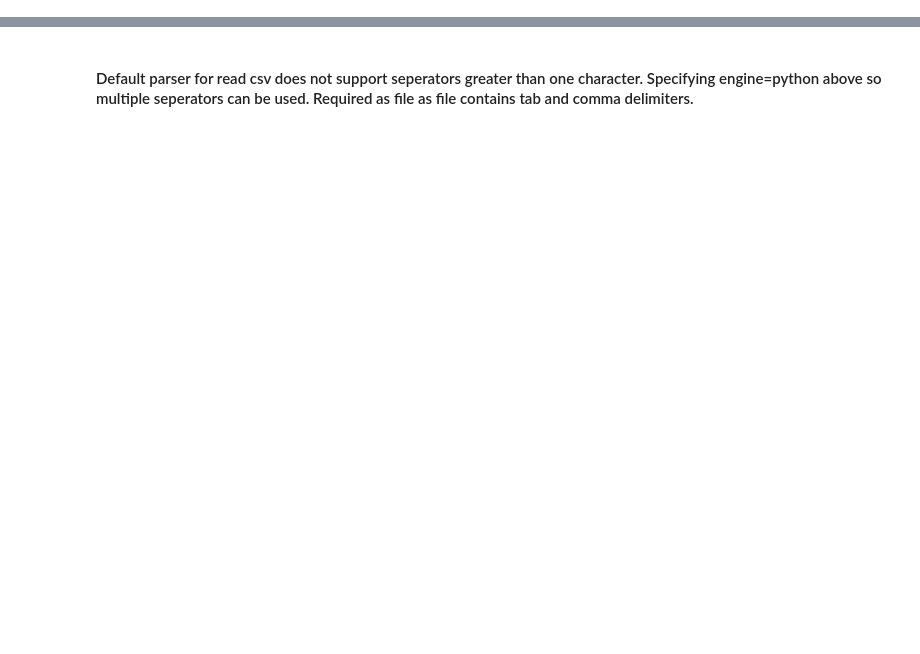
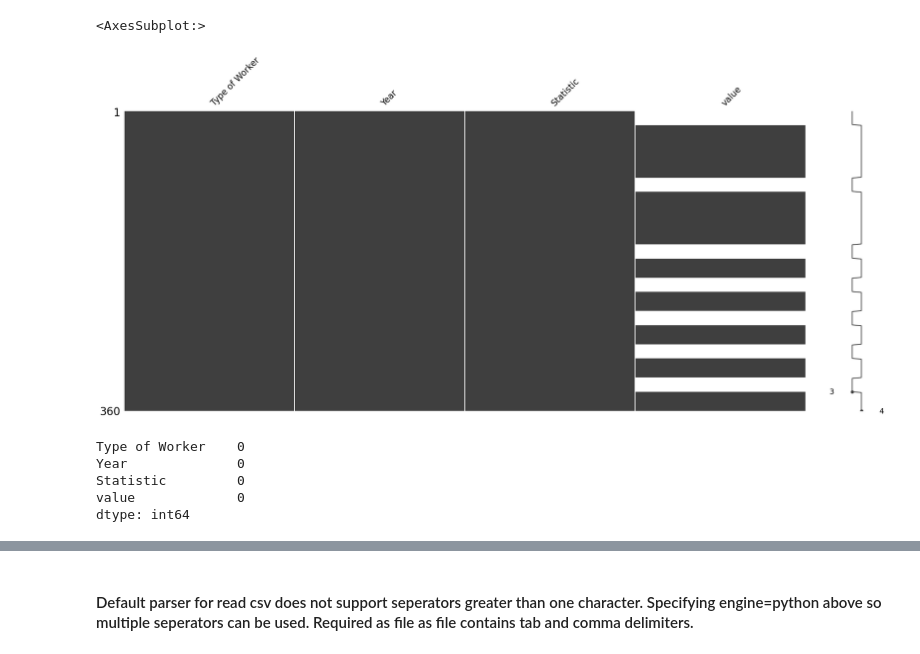
Before and after one commit to rachelhurleycct/CA2, a Jupyter notebook: CA2.ipynb, the cells around one changed output, grey strips where cells are left out. Cells and saved outputs as stored; diff of their text form; code cells hidden in the pictures; blank space fills up the shorter version.

```diff
--- a/CA2.ipynb
+++ b/CA2.ipynb
@@ -34,0 +166,7 @@ df1.tail()
+# %%
+## Can see there is no pattern to the missing data.
+
+msno.matrix(df1C)
+# %% [output]
+<AxesSubplot:>
+[figure, added]
@@ -35 +177,10 @@ df1.tail()
+# %%
+df1null = df1C.isnull().sum()
+df1null
+# %% [output]
+Type of Worker    0
+Year              0
+Statistic         0
+value             0
+dtype: int64
 # %%
```
Also changed, not shown: parts of 77 cells of this notebook.
